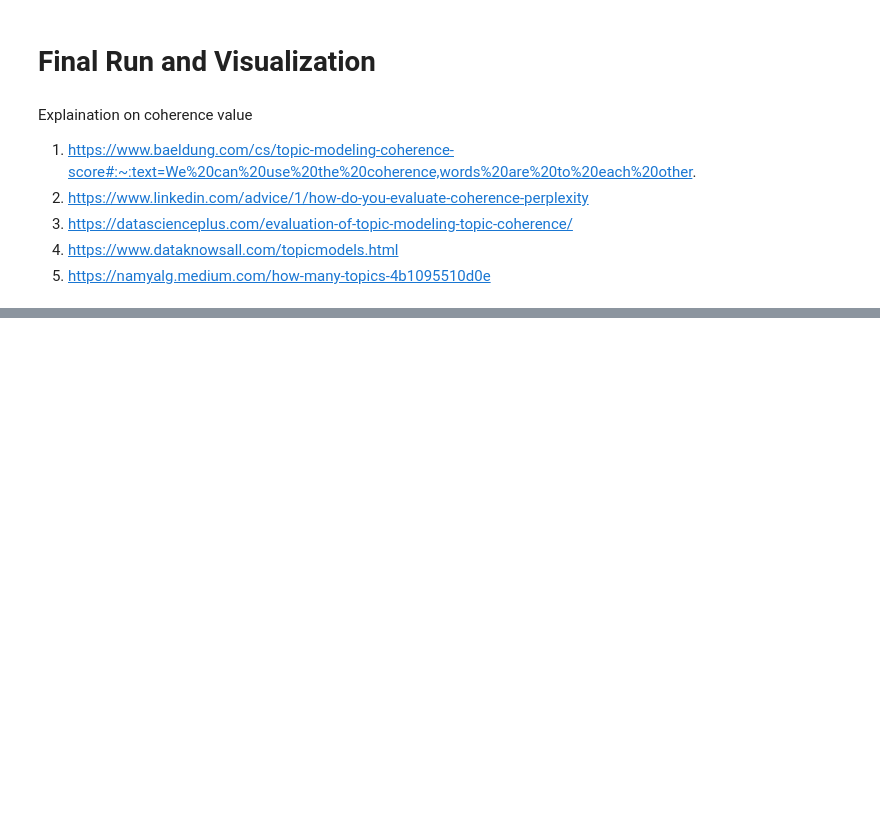
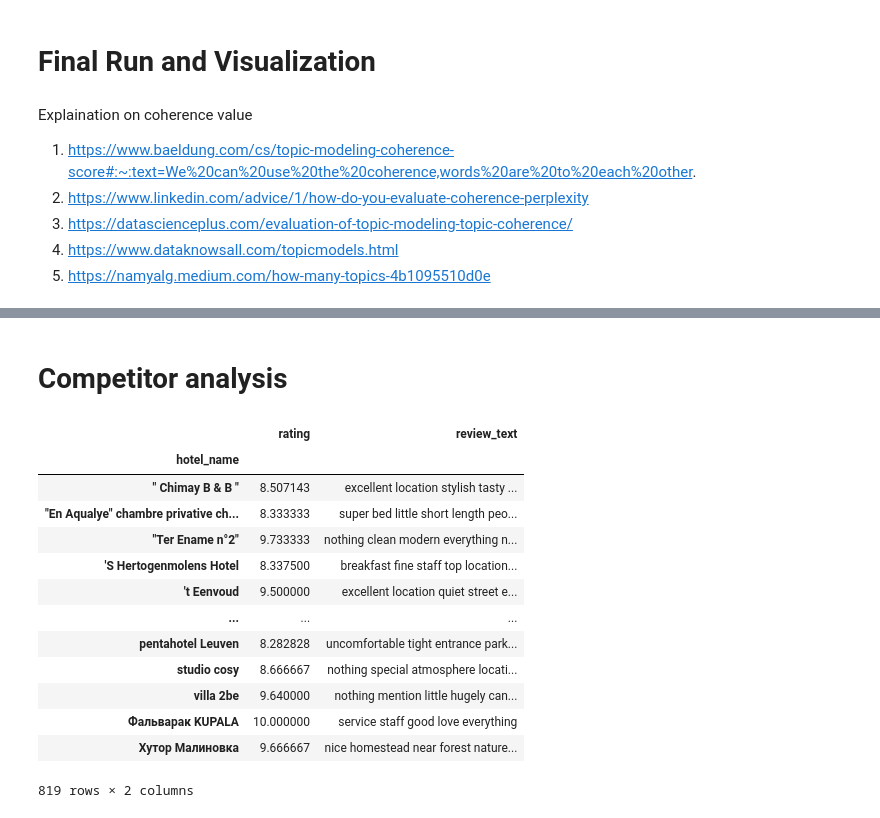
Before and after one commit to victorOle/project_TextAndSpeech, a Jupyter notebook: Booking.com - Topic Modelling.ipynb, the cells around one changed output, grey strips where cells are left out. Cells and saved outputs as stored; diff of their text form; code cells hidden in the pictures; blank space fills up the shorter version.

```diff
--- a/Booking.com - Topic Modelling.ipynb
+++ b/Booking.com - Topic Modelling.ipynb
@@ -452,0 +554,32 @@ fig.show()
+# %% [markdown]
+# Competitor analysis
+# %%
+cols = ['hotel_name','rating', 'review_text']
+
+df_cols_hotel = df_cols[cols].copy()
+df_cols_hotel['review_text'] = df_cols_hotel['review_text'].apply(' '.join)
+
+agg_functions = {'rating':'mean', 'review_text': ' '.join}
+
+#create new DataFrame by combining rows with same id values
+df_cols_hotel = df_cols_hotel.groupby(df['hotel_name']).aggregate(agg_functions)
+
+# save to CSV
+df_cols_hotel.to_csv("sentiment_hotel.csv")
+
+df_cols_hotel
+# %% [output]
+|  | rating | review_text |
+| hotel_name |  |  |
+| " Chimay B & B " | 8.507143 | excellent location stylish tasty ... |
+| "En Aqualye" chambre privative ch... | 8.333333 | super bed little short length peo... |
+| "Ter Ename n°2" | 9.733333 | nothing clean modern everything n... |
+| 'S Hertogenmolens Hotel | 8.337500 | breakfast fine staff top location... |
+| 't Eenvoud | 9.500000 | excellent location quiet street e... |
+| ... | ... | ... |
+| pentahotel Leuven | 8.282828 | uncomfortable tight entrance park... |
+| studio cosy | 8.666667 | nothing special atmosphere locati... |
+| villa 2be | 9.640000 | nothing mention little hugely can... |
+| Фальварак KUPALA | 10.000000 | service staff good love everything |
+| Хутор Малиновка | 9.666667 | nice homestead near forest nature... |
+819 rows × 2 columns
```
Also changed, not shown: parts of 23 cells of this notebook, 3 other files.
